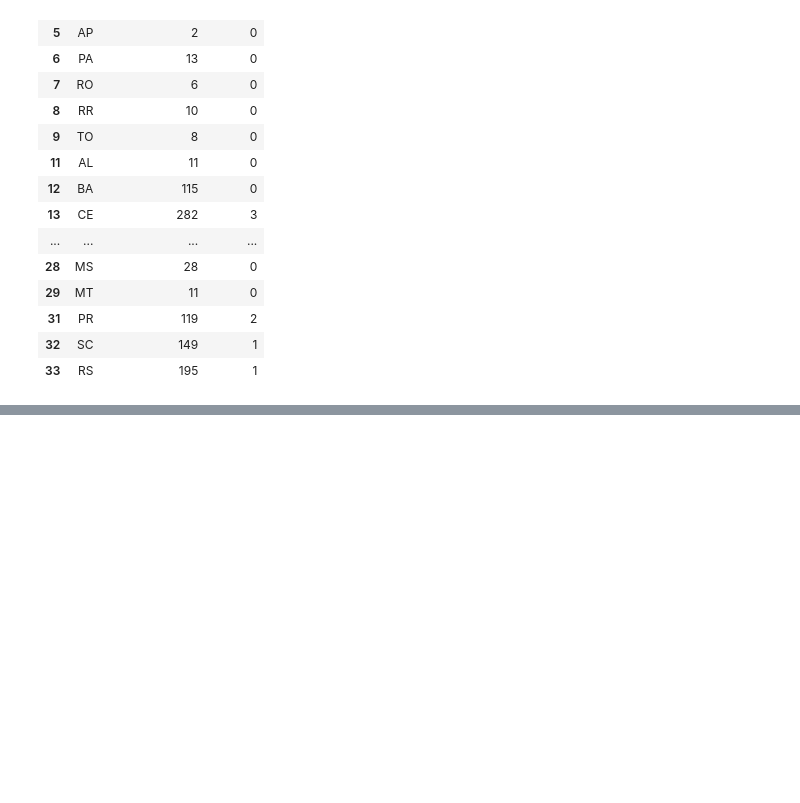
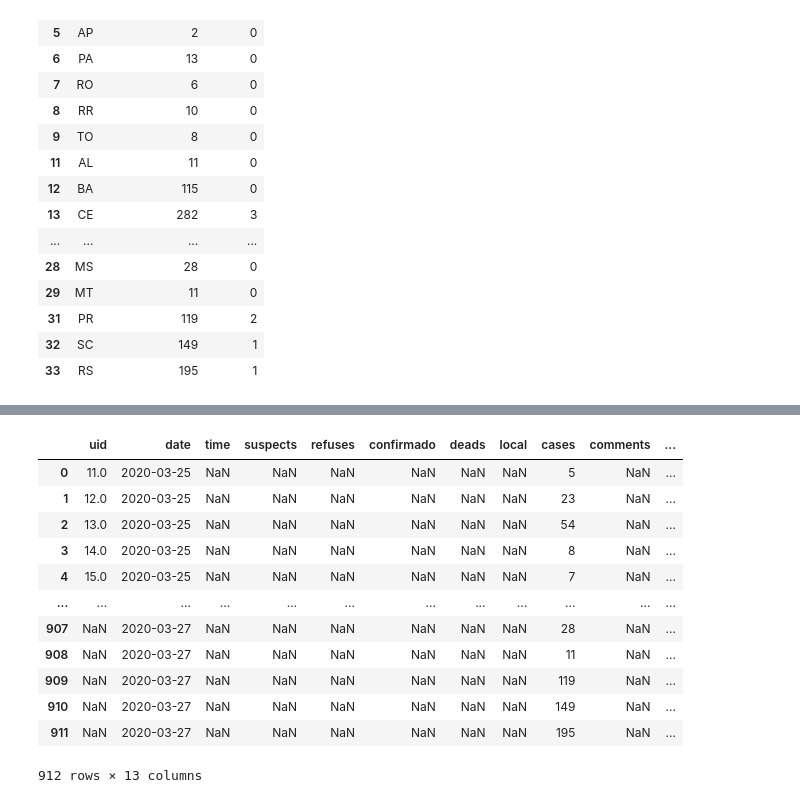
Before and after one commit to belisards/coronabr, a Jupyter notebook: scripts/IVIScraper.ipynb, the cells around one changed output, grey strips where cells are left out. Drawn from its saved outputs; the diff is of its cells as text; code cells hidden in the pictures; blank space fills up the shorter version.

Commit message:
remove duplicates, update db & script

```diff
--- a/scripts/IVIScraper.ipynb
+++ b/scripts/IVIScraper.ipynb
@@ -148,2 +170,26 @@ corona.append(df)
+# %%
+# Aqui vamos remover aquelas e outras entradas duplicados.
+# Por exemplo, caso o script seja rodado sem novas atualizações.
+corona = corona.drop_duplicates()
+
+# Transofrma casos e mortes em números inteiros
+corona['deaths'] = corona['deaths'].astype(int)
+corona['cases'] = corona['cases'].astype(int)
+
+corona
+# %% [output]
+|  | uid | date | time | suspects | refuses | confirmado | deads | local | cases | comments | ... |
+| 0 | 11.0 | 2020-03-25 | NaN | NaN | NaN | NaN | NaN | NaN | 5 | NaN | ... |
+| 1 | 12.0 | 2020-03-25 | NaN | NaN | NaN | NaN | NaN | NaN | 23 | NaN | ... |
+| 2 | 13.0 | 2020-03-25 | NaN | NaN | NaN | NaN | NaN | NaN | 54 | NaN | ... |
+| 3 | 14.0 | 2020-03-25 | NaN | NaN | NaN | NaN | NaN | NaN | 8 | NaN | ... |
+| 4 | 15.0 | 2020-03-25 | NaN | NaN | NaN | NaN | NaN | NaN | 7 | NaN | ... |
+| ... | ... | ... | ... | ... | ... | ... | ... | ... | ... | ... | ... |
+| 907 | NaN | 2020-03-27 | NaN | NaN | NaN | NaN | NaN | NaN | 28 | NaN | ... |
+| 908 | NaN | 2020-03-27 | NaN | NaN | NaN | NaN | NaN | NaN | 11 | NaN | ... |
+| 909 | NaN | 2020-03-27 | NaN | NaN | NaN | NaN | NaN | NaN | 119 | NaN | ... |
+| 910 | NaN | 2020-03-27 | NaN | NaN | NaN | NaN | NaN | NaN | 149 | NaN | ... |
+| 911 | NaN | 2020-03-27 | NaN | NaN | NaN | NaN | NaN | NaN | 195 | NaN | ... |
+912 rows × 13 columns
 # %%
 # Exporta a base em CSV
```
Also changed, not shown: parts of 8 cells of this notebook, 2 other files.
